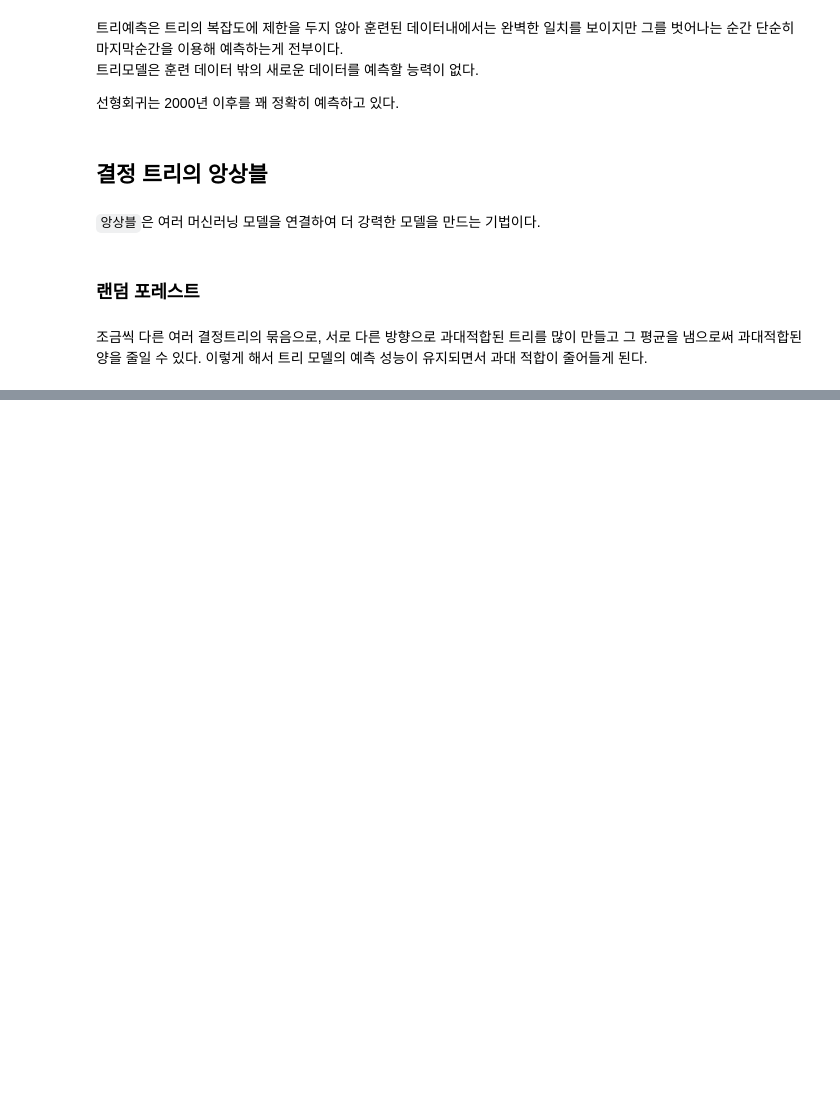
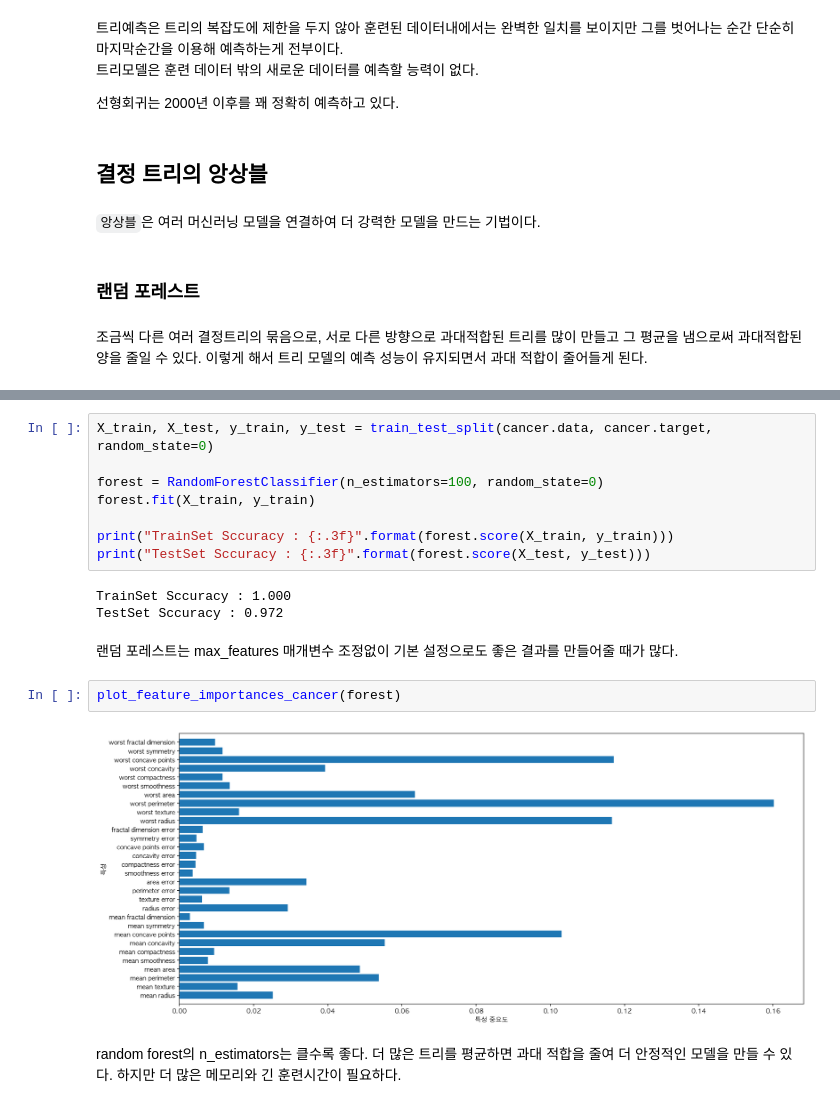
Before and after one commit to sue991/scikit_learn, a Jupyter notebook: Chap2.ipynb, the cells around one changed output, grey strips where cells are left out. Drawn from its saved outputs; the diff is of its cells as text; blank space fills up the shorter version.

```diff
--- a/Chap2.ipynb
+++ b/Chap2.ipynb
@@ -796,0 +840,19 @@ Font 'default' does not have a glyph for '-' [U+2212], substituting with a dummy
+# %%
+X_train, X_test, y_train, y_test = train_test_split(cancer.data, cancer.target, random_state=0)
+
+forest = RandomForestClassifier(n_estimators=100, random_state=0)
+forest.fit(X_train, y_train)
+
+print("TrainSet Sccuracy : {:.3f}".format(forest.score(X_train, y_train)))
+print("TestSet Sccuracy : {:.3f}".format(forest.score(X_test, y_test)))
+# %% [output]
+TrainSet Sccuracy : 1.000
+TestSet Sccuracy : 0.972
+# %% [markdown]
+랜덤 포레스트는 max_features 매개변수 조정없이 기본 설정으로도 좋은 결과를 만들어줄 때가 많다.
+# %%
+plot_feature_importances_cancer(forest)
+# %% [output]
+[figure, added]
+# %% [markdown]
+random forest의 n_estimators는 클수록 좋다. 더 많은 트리를 평균하면 과대 적합을 줄여 더 안정적인 모델을 만들 수 있다. 하지만 더 많은 메모리와 긴 훈련시간이 필요하다.
```
Also changed, not shown: parts of 30 cells of this notebook.
